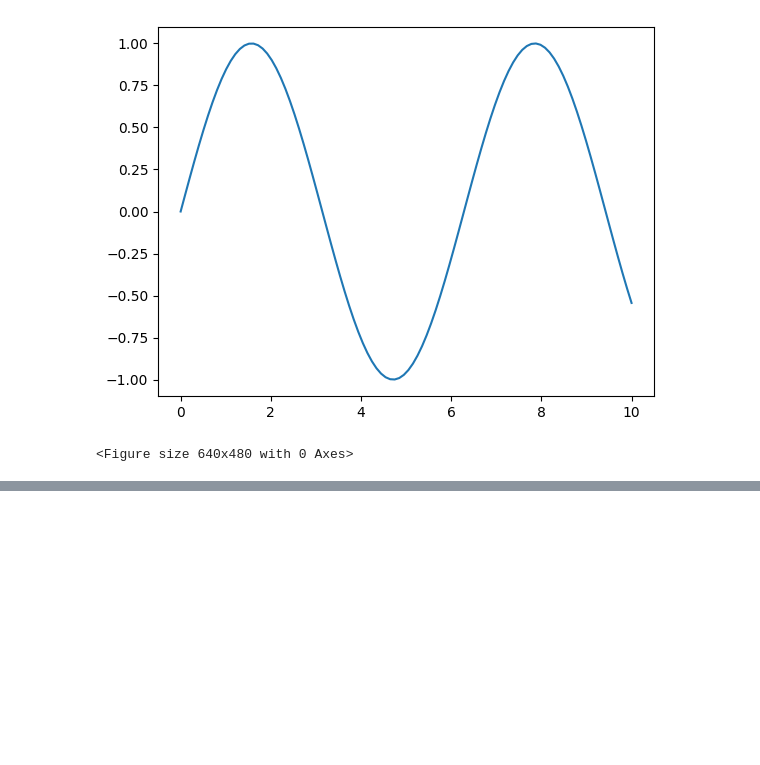
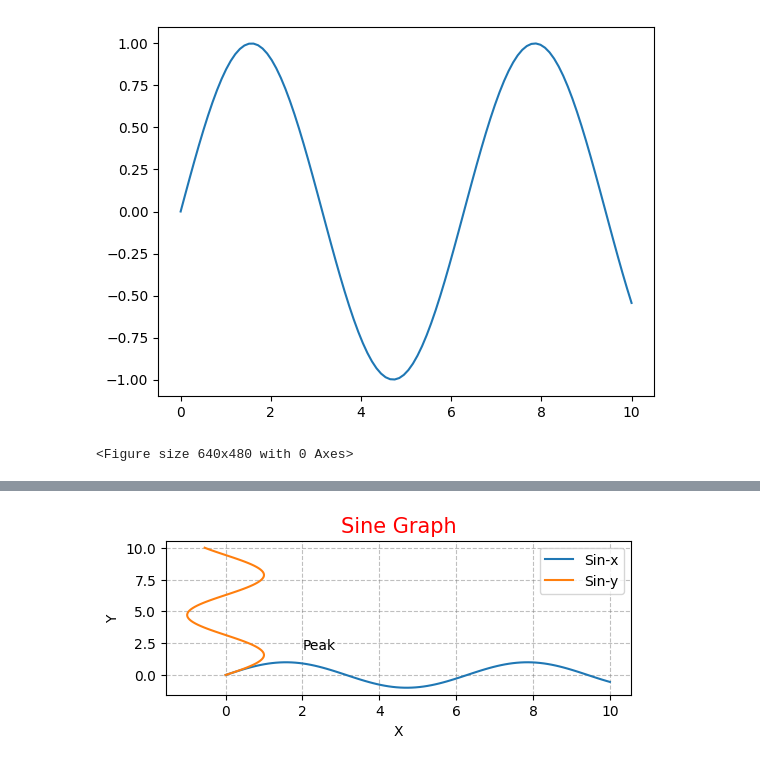
Before and after one commit to Kshubham0315/Complete-Machine-Learning, a Jupyter notebook: Data_Visulization.ipynb, the cells around one changed output, grey strips where cells are left out. Cells and saved outputs as stored; diff of their text form; code cells hidden in the pictures; blank space fills up the shorter version.

```diff
--- a/Data_Visulization.ipynb
+++ b/Data_Visulization.ipynb
@@ -845,0 +895,43 @@ fig = plt.figure(
+# %%
+plt.figure(figsize=(6, 2))
+x = np.linspace(0, 10, 100)
+y = np.sin(x)
+
+#alpha means visibility of the line
+plt.plot(x, y,label = "Sin-x")
+plt.plot(y,x,label = "Sin-y")
+plt.title("Sine Graph" , fontsize = 15 , color = "red")
+plt.xlabel("X")
+plt.ylabel("Y")
+plt.legend(
+    # loc="upper right",
+    loc = "best",
+)
+
+#if we want to limit the range of the graph
+# plt.xlim(0,10)
+# plt.ylim(0,10)
+
+#if u want to apne se krna chhate hoge toh
+# plt.xticks([1,2,3,4,5])
+
+# plt.yticks([0,5,10,15])
+
+#this is the very important line
+
+plt.text(
+    2,
+    2,
+    "Peak"
+)
+
+
+
+plt.grid(
+    color="gray",
+    linestyle="--"
+    "",
+    alpha=0.5
+)
+# %% [output]
+[figure, added]
```
Also changed, not shown: parts of 59 cells of this notebook, 3 other files.
